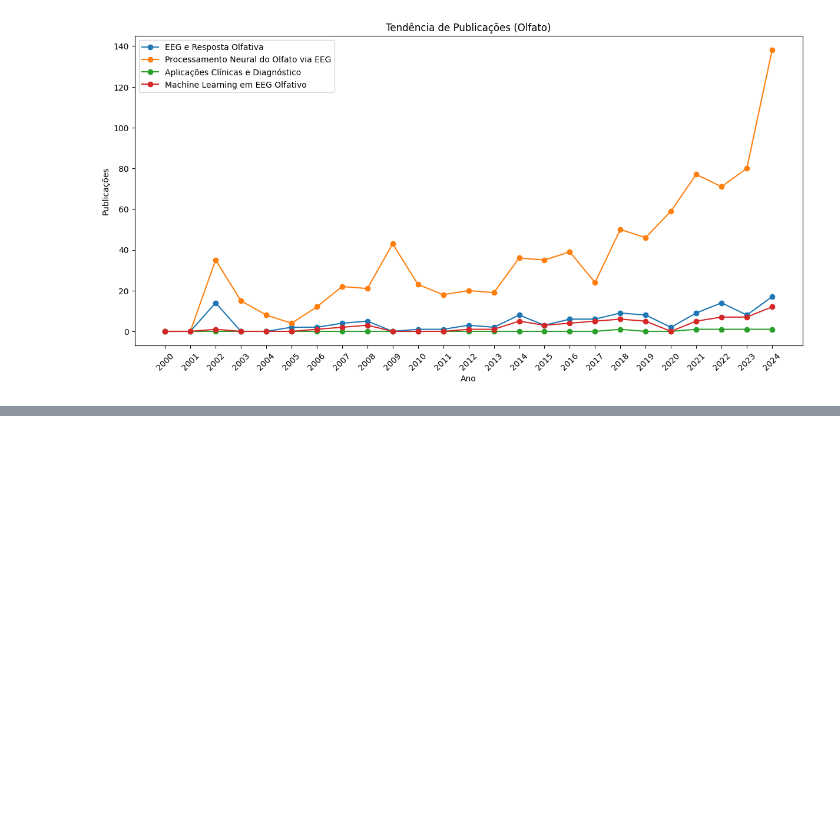
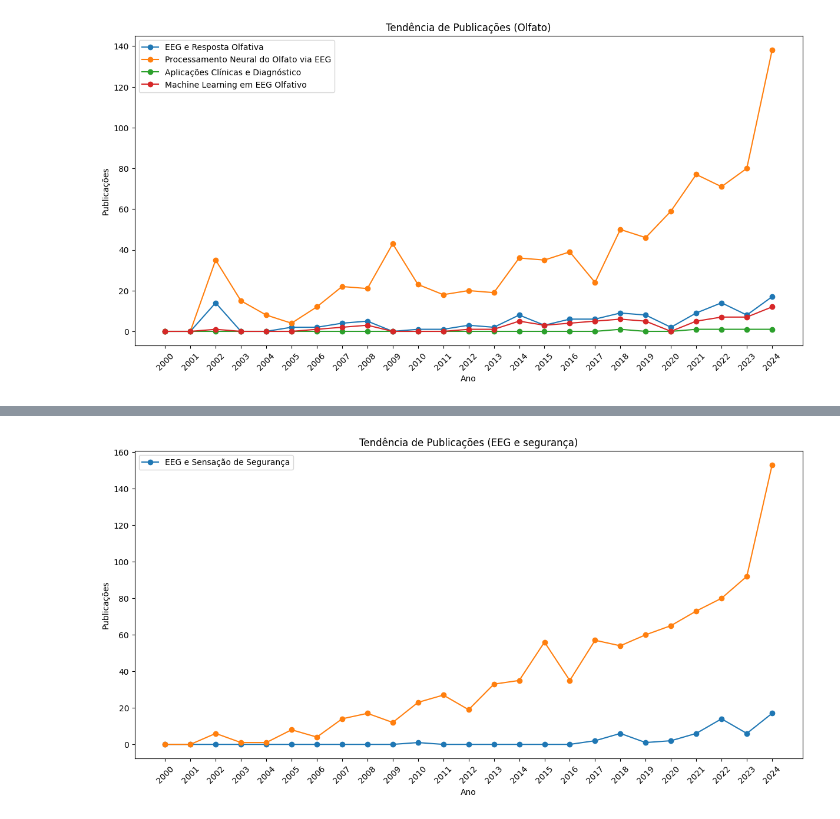
Before and after one commit to matheuspinto4/EEG, a Jupyter notebook: pesquisa.ipynb, the cells around one changed output, grey strips where cells are left out. Saved outputs shown, nothing was run; the diff lists cells and outputs as text; code cells hidden in the pictures; blank space fills up the shorter version.

```diff
--- a/pesquisa.ipynb
+++ b/pesquisa.ipynb
@@ -74,0 +97,10 @@ tendencia(dicio=dicio_emocao, end=2024)
+# %%
+dicio_tato={
+    'Categoria': 'EEG e segurança',
+    'EEG e Sensação de Segurança' : 'articles/Affective Neuroscience in Urban Perception/exportsIEEE/export2025.05.19-13.37.39.csv',
+    'EEG safe and secure': 'articles/Affective Neuroscience in Urban Perception/exportsIEEE/export2025.05.19-13.42.07.csv'
+}
+
+tendencia(dicio_tato)
+# %% [output]
+[figure, added]
```
Also changed, not shown: parts of 3 cells of this notebook, 12 other files.
